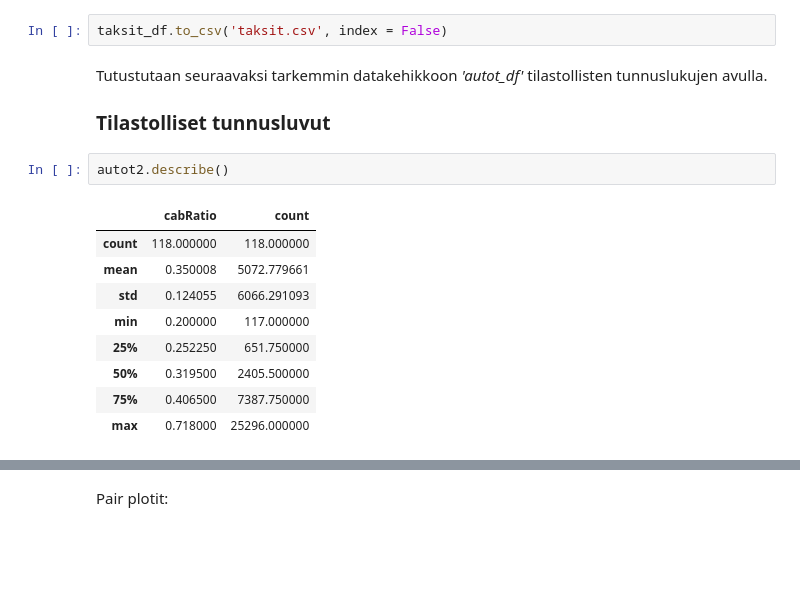
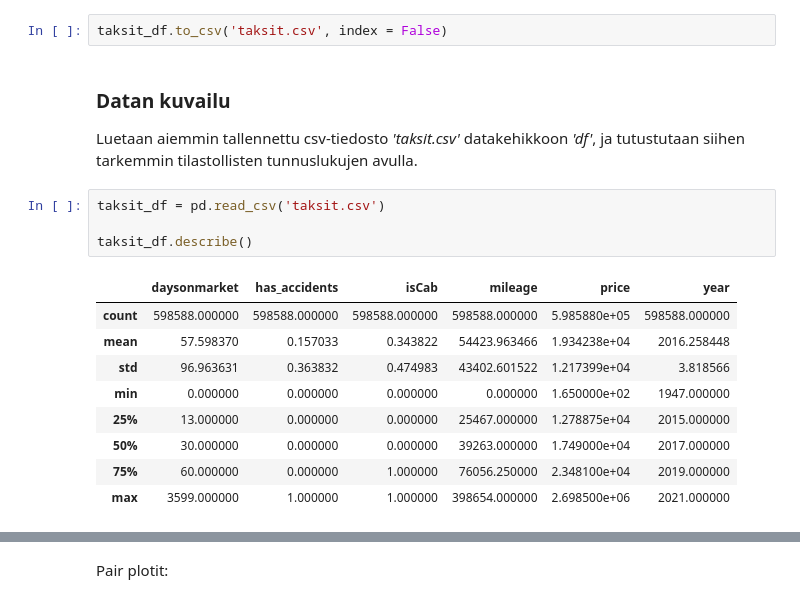
Before and after one commit to SallaLipasti/jamk-aida-projekti, a Jupyter notebook: taksit.ipynb, the cells around one changed output, grey strips where cells are left out. Saved outputs shown, nothing was run; the diff lists cells and outputs as text; blank space fills up the shorter version.

Commit message:
Lisätty datan kuvailua

```diff
--- a/taksit.ipynb
+++ b/taksit.ipynb
@@ -374,19 +374,21 @@ memory usage: 45.7+ MB
 Analysoitavaan aineistoon jää myyntitiedot 600000 autosta, eli noin 20 prosenttia alkuperäisestä aineistosta. Tallennetaan data tiedostoon *'taksit.csv'*:
 # %%
 taksit_df.to_csv('taksit.csv', index = False)
-# %% [markdown]
-Tutustutaan seuraavaksi tarkemmin datakehikkoon *'autot_df'* tilastollisten tunnuslukujen avulla.
-
-### Tilastolliset tunnusluvut
+# %% [markdown]
+### Datan kuvailu
+
+Luetaan aiemmin tallennettu csv-tiedosto *'taksit.csv'* datakehikkoon *'df'*, ja tutustutaan siihen tarkemmin tilastollisten tunnuslukujen avulla.
 # %%
-autot2.describe()
+taksit_df = pd.read_csv('taksit.csv')
+
+taksit_df.describe()
 # %% [output]
-|  | cabRatio | count |
-| count | 118.000000 | 118.000000 |
-| mean | 0.350008 | 5072.779661 |
-| std | 0.124055 | 6066.291093 |
-| min | 0.200000 | 117.000000 |
-| 25% | 0.252250 | 651.750000 |
-| 50% | 0.319500 | 2405.500000 |
-| 75% | 0.406500 | 7387.750000 |
-| max | 0.718000 | 25296.000000 |
+|  | daysonmarket | has_accidents | isCab | mileage | price | year |
+| count | 598588.000000 | 598588.000000 | 598588.000000 | 598588.000000 | 5.985880e+05 | 598588.000000 |
+| mean | 57.598370 | 0.157033 | 0.343822 | 54423.963466 | 1.934238e+04 | 2016.258448 |
+| std | 96.963631 | 0.363832 | 0.474983 | 43402.601522 | 1.217399e+04 | 3.818566 |
+| min | 0.000000 | 0.000000 | 0.000000 | 0.000000 | 1.650000e+02 | 1947.000000 |
+| 25% | 13.000000 | 0.000000 | 0.000000 | 25467.000000 | 1.278875e+04 | 2015.000000 |
+| 50% | 30.000000 | 0.000000 | 0.000000 | 39263.000000 | 1.749000e+04 | 2017.000000 |
+| 75% | 60.000000 | 0.000000 | 1.000000 | 76056.250000 | 2.348100e+04 | 2019.000000 |
+| max | 3599.000000 | 1.000000 | 1.000000 | 398654.000000 | 2.698500e+06 | 2021.000000 |
```
Also changed, not shown: parts of 13 cells of this notebook.
